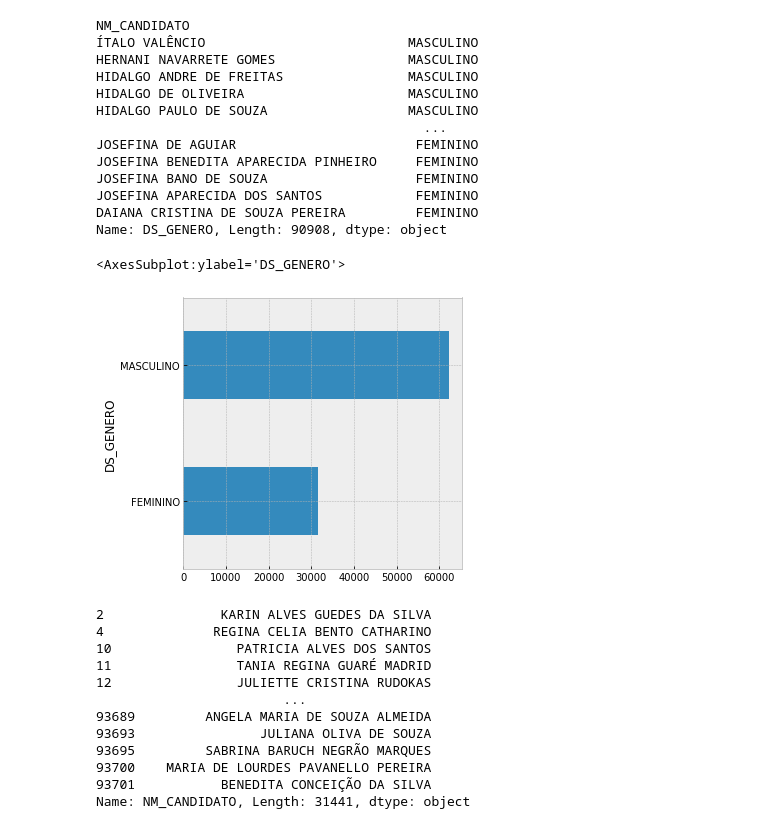
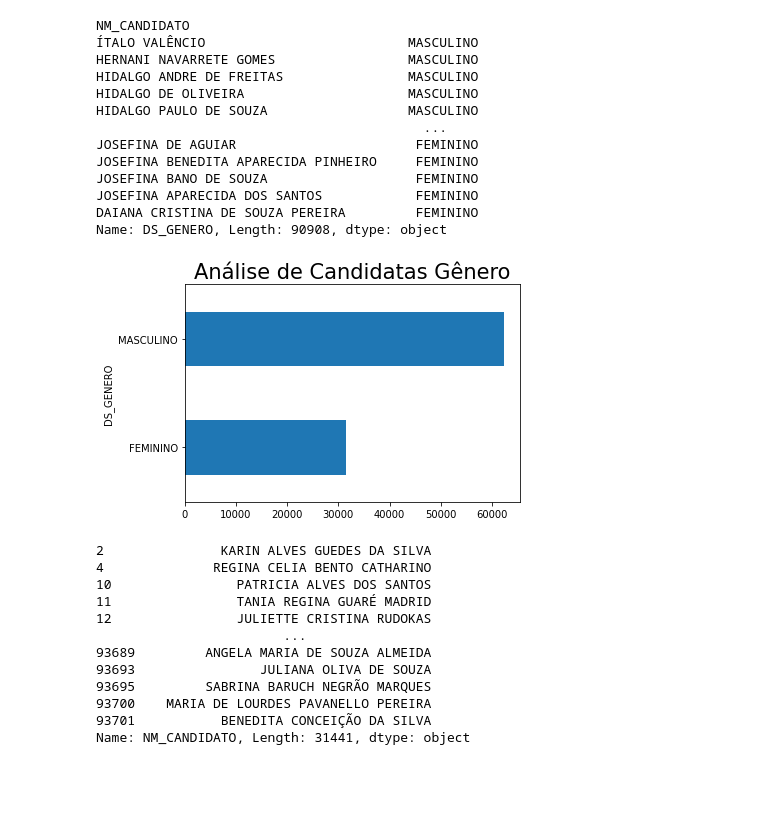
Before and after one commit to NayDev/Projeto-Python, a Jupyter notebook: Candidatas 2020.ipynb, the cells around one changed output. Saved outputs shown, nothing was run; the diff lists cells and outputs as text; code cells hidden in the pictures; blank space fills up the shorter version.

```diff
--- a/Candidatas 2020.ipynb
+++ b/Candidatas 2020.ipynb
@@ -37,12 +37,12 @@ JOSEFINA BANO DE SOUZA                   FEMININO
 JOSEFINA APARECIDA DOS SANTOS            FEMININO
 DAIANA CRISTINA DE SOUZA PEREIRA         FEMININO
 Name: DS_GENERO, Length: 90908, dtype: object
-# %%
-plt.style.use('bmh')
-df.groupby('DS_GENERO').size().sort_values().tail(10).plot(kind='barh', figsize=(5,5))
-# %% [output]
-<AxesSubplot:ylabel='DS_GENERO'>
-[figure, removed]
+# %%
+df.groupby('DS_GENERO').size().plot(kind='barh').set_title('Análise de Candidatas Gênero', fontsize = 21)
+plt.xlabel('')
+plt.show()
+# %% [output]
+[figure, added]
 # %%
 dados = df.loc[df['DS_GENERO'] == 'FEMININO']
 # %%
```
Also changed, not shown: 1 other file.
